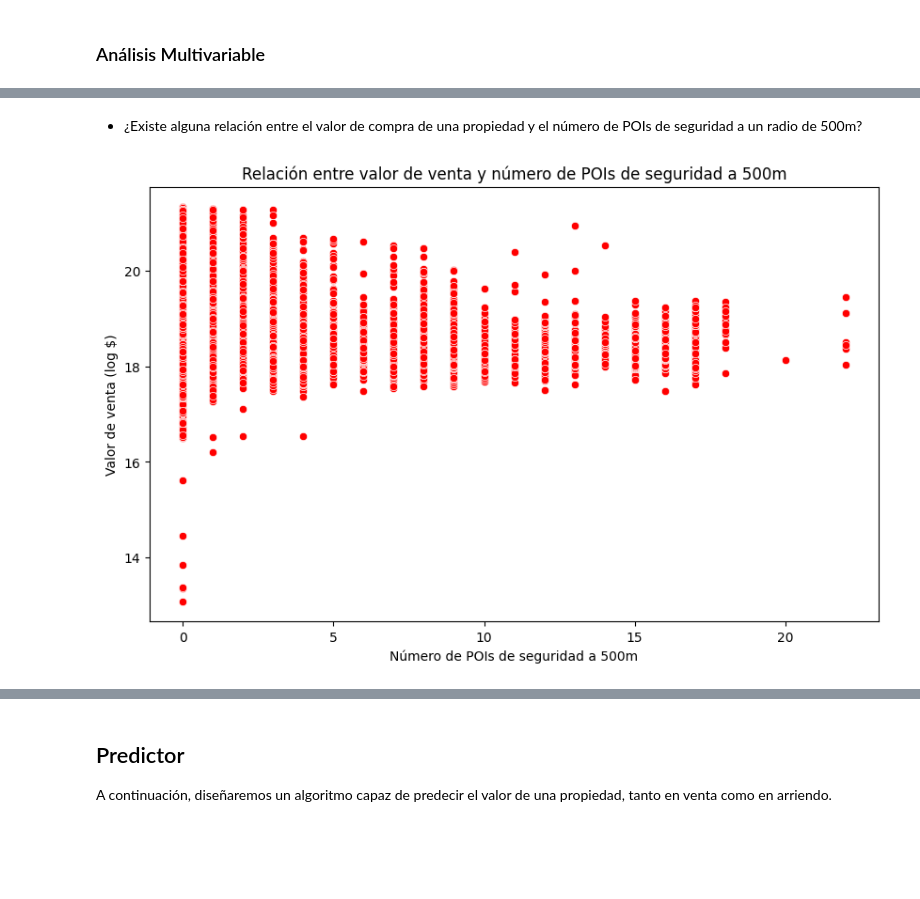
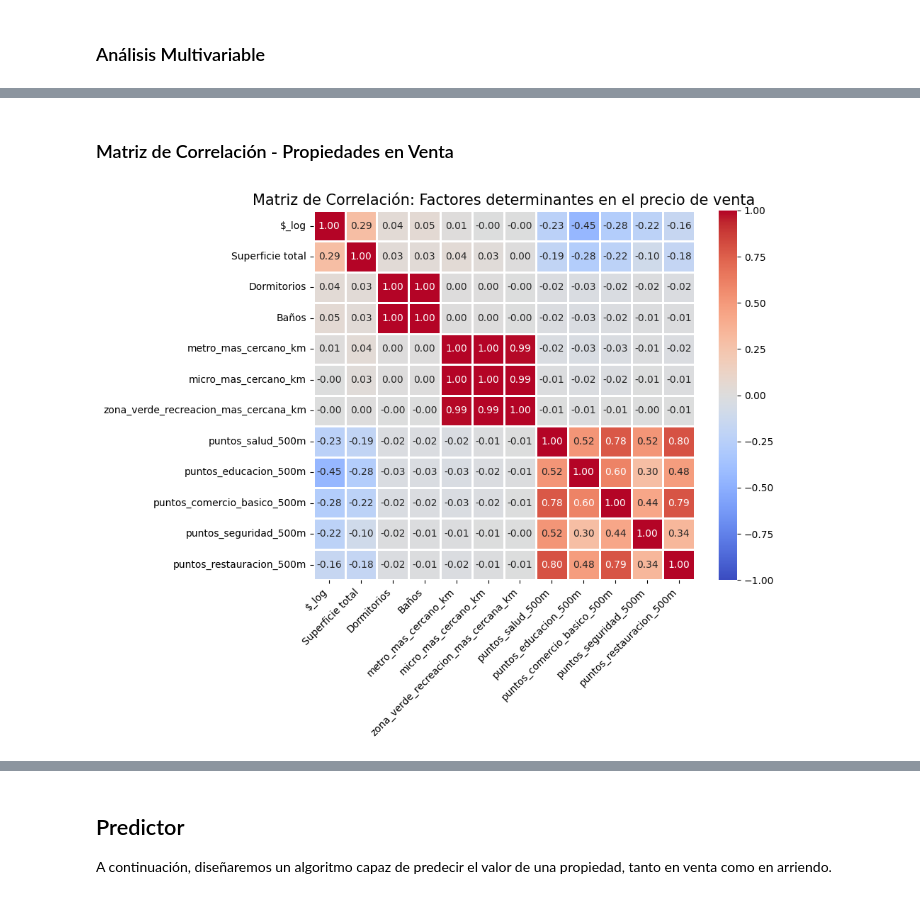
Before and after one commit to IgnOsorioo/Proyecto_IMT2200, a Jupyter notebook: repositorio_final.ipynb, the cells around one changed output, grey strips where cells are left out. Drawn from its saved outputs; the diff is of its cells as text; code cells hidden in the pictures; blank space fills up the shorter version.

```diff
--- a/repositorio_final.ipynb
+++ b/repositorio_final.ipynb
@@ -237,11 +337,45 @@ plt.show()
-# %% [markdown]
-* ¿Existe alguna relación entre el valor de compra de una propiedad y el número de POIs de seguridad a un radio de 500m?
-# %%
-plt.figure(figsize = (10,6))
-sns.scatterplot(data = gdf_propiedades[gdf_propiedades["Transaccion"] == "Venta"], x = "puntos_seguridad_500m", y = "$_log", color = "red")
-plt.title('Relación entre valor de venta y número de POIs de seguridad a 500m')
-plt.xlabel('Número de POIs de seguridad a 500m')
-plt.ylabel('Valor de venta (log $)')
-plt.show()
-# %% [output]
-[figure, removed]
+# %%
+#1. Seleccionamos manualmente las variables más relevantes al momento de estimar el valor de una propiedad.
+columnas_clave = [
+    "$_log",
+    "Superficie total",
+    "Dormitorios",
+    "Baños",
+    "metro_mas_cercano_km",
+    "micro_mas_cercano_km",
+    "zona_verde_recreacion_mas_cercana_km",
+    "puntos_salud_500m",
+    "puntos_educacion_500m",
+    "puntos_comercio_basico_500m",
+    "puntos_seguridad_500m",
+    "puntos_restauracion_500m"
+]
+# %% [markdown]
+### Matriz de Correlación - Propiedades en Venta
+# %%
+#1. Filtramos el DataFrame.
+df_resumen_venta = gdf_propiedades[gdf_propiedades["Transaccion"] == "Venta"][columnas_clave]
+
+#2. Calculamos la correlación.
+corr_matrix_venta = df_resumen_venta.corr()
+
+#3. Graficamos.
+plt.figure(figsize=(10, 8))
+
+sns.heatmap(
+    corr_matrix_venta,
+    annot = True,
+    cmap = "coolwarm",
+    fmt = ".2f",
+    linewidths = 1,
+    linecolor = "white",
+    vmin = -1, vmax = 1
+)
+
+plt.title("Matriz de Correlación: Factores determinantes en el precio de venta", fontsize = 15)
+plt.xticks(rotation = 45, ha = "right")
+plt.yticks(rotation = 0)
+plt.tight_layout()
+plt.show()
+# %% [output]
+[figure, added]
```
Also changed, not shown: parts of 8 cells of this notebook, 7 other files.
